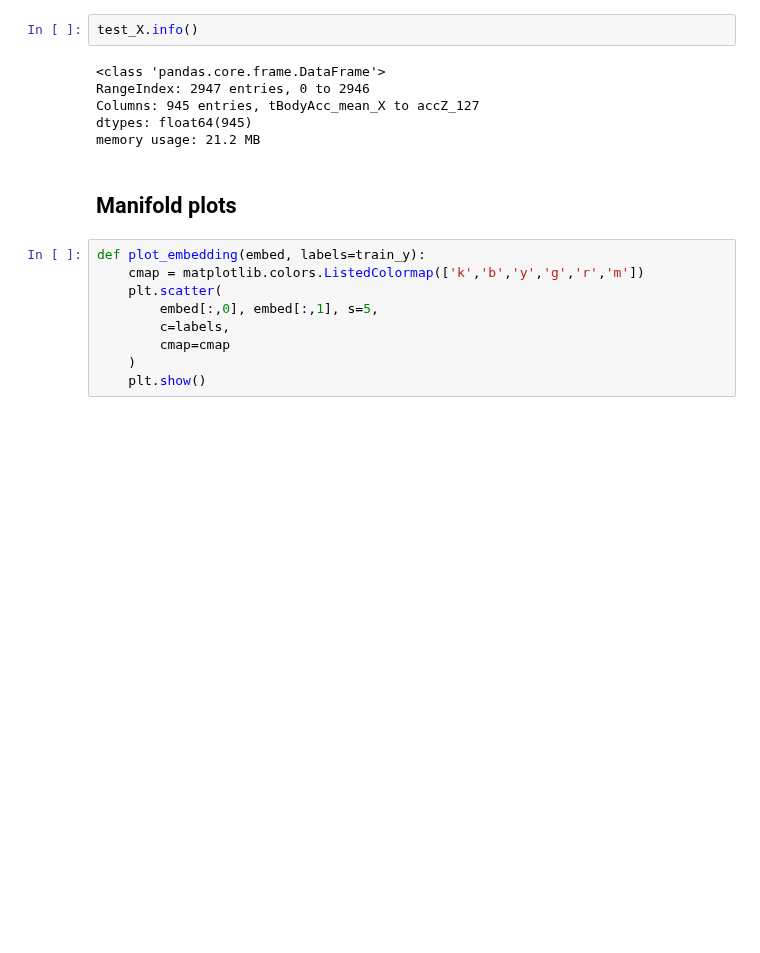
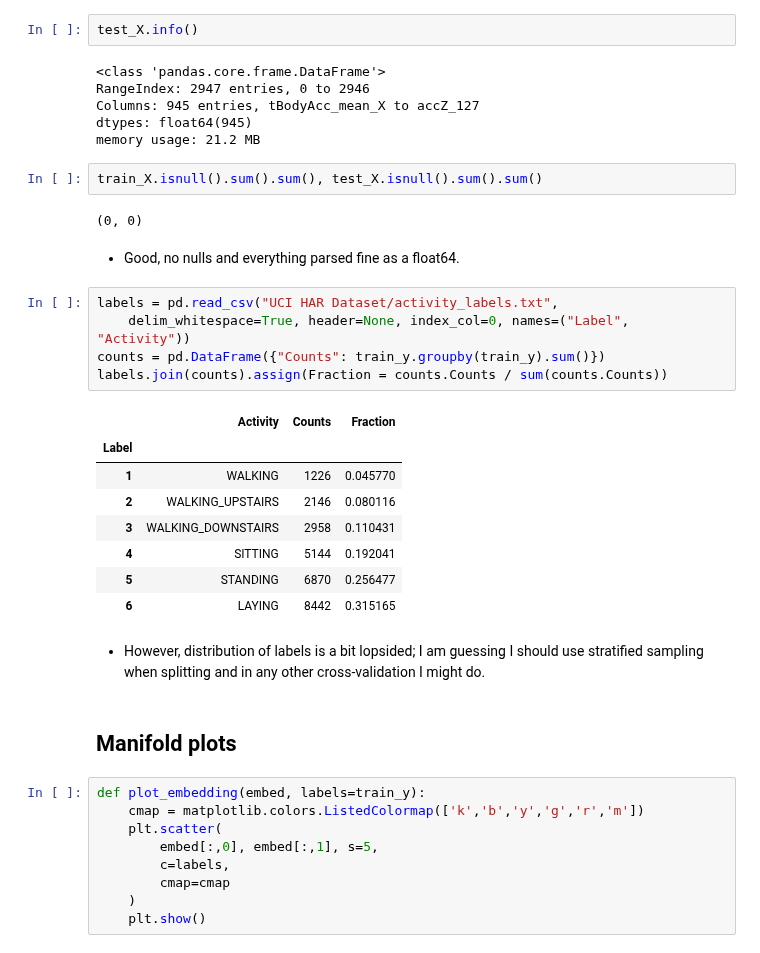
Before and after one commit to Hodapp87/yazabi-tensorflow-classification-test, a Jupyter notebook: Yazabi - TensorFlow skills test (classification).ipynb, the cells around one changed output. Drawn from its saved outputs; the diff is of its cells as text; blank space fills up the shorter version.

```diff
--- a/Yazabi - TensorFlow skills test (classification).ipynb
+++ b/Yazabi - TensorFlow skills test (classification).ipynb
@@ -108,6 +108,28 @@ RangeIndex: 2947 entries, 0 to 2946
 Columns: 945 entries, tBodyAcc_mean_X to accZ_127
 dtypes: float64(945)
 memory usage: 21.2 MB
+# %%
+train_X.isnull().sum().sum(), test_X.isnull().sum().sum()
+# %% [output]
+(0, 0)
+# %% [markdown]
+- Good, no nulls and everything parsed fine as a float64.
+# %%
+labels = pd.read_csv("UCI HAR Dataset/activity_labels.txt",
+    delim_whitespace=True, header=None, index_col=0, names=("Label", "Activity"))
+counts = pd.DataFrame({"Counts": train_y.groupby(train_y).sum()})
+labels.join(counts).assign(Fraction = counts.Counts / sum(counts.Counts))
+# %% [output]
+|  | Activity | Counts | Fraction |
+| Label |  |  |  |
+| 1 | WALKING | 1226 | 0.045770 |
+| 2 | WALKING_UPSTAIRS | 2146 | 0.080116 |
+| 3 | WALKING_DOWNSTAIRS | 2958 | 0.110431 |
+| 4 | SITTING | 5144 | 0.192041 |
+| 5 | STANDING | 6870 | 0.256477 |
+| 6 | LAYING | 8442 | 0.315165 |
+# %% [markdown]
+- However, distribution of labels is a bit lopsided; I am guessing I should use stratified sampling when splitting and in any other cross-validation I might do.
 # %% [markdown]
 ## Manifold plots
 # %%
```
Also changed, not shown: parts of 13 cells of this notebook, 1 other file.
